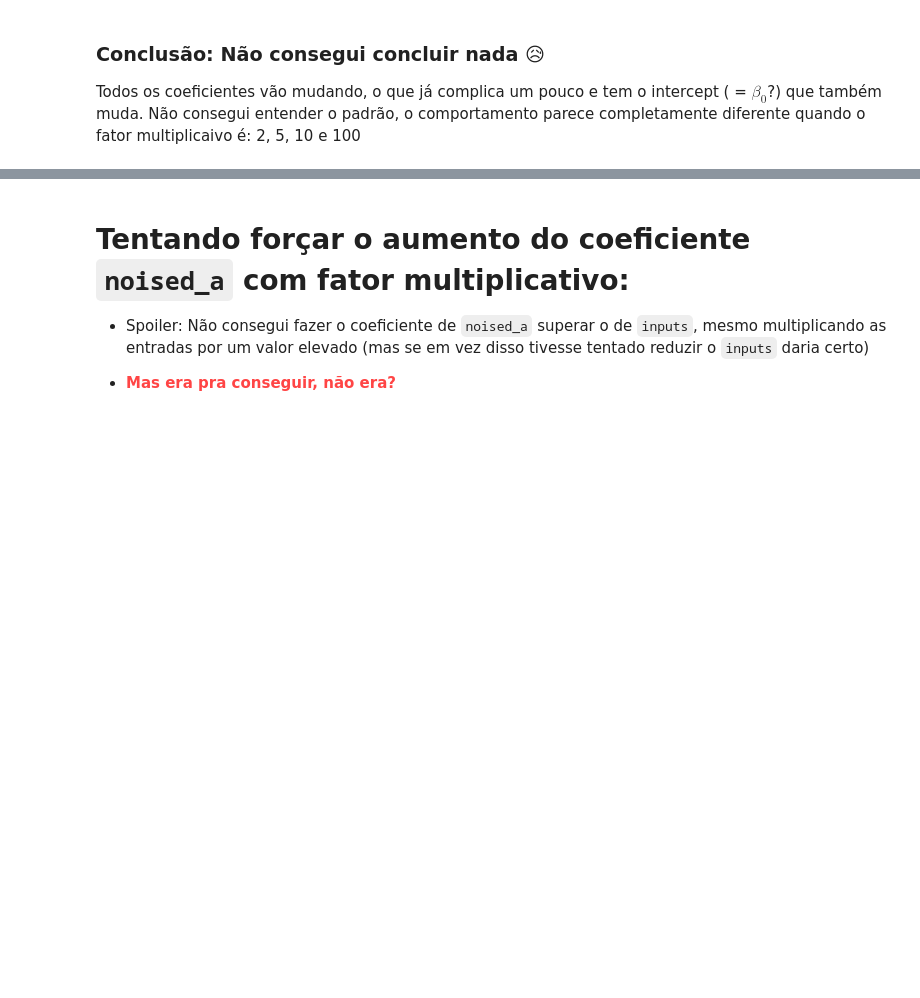
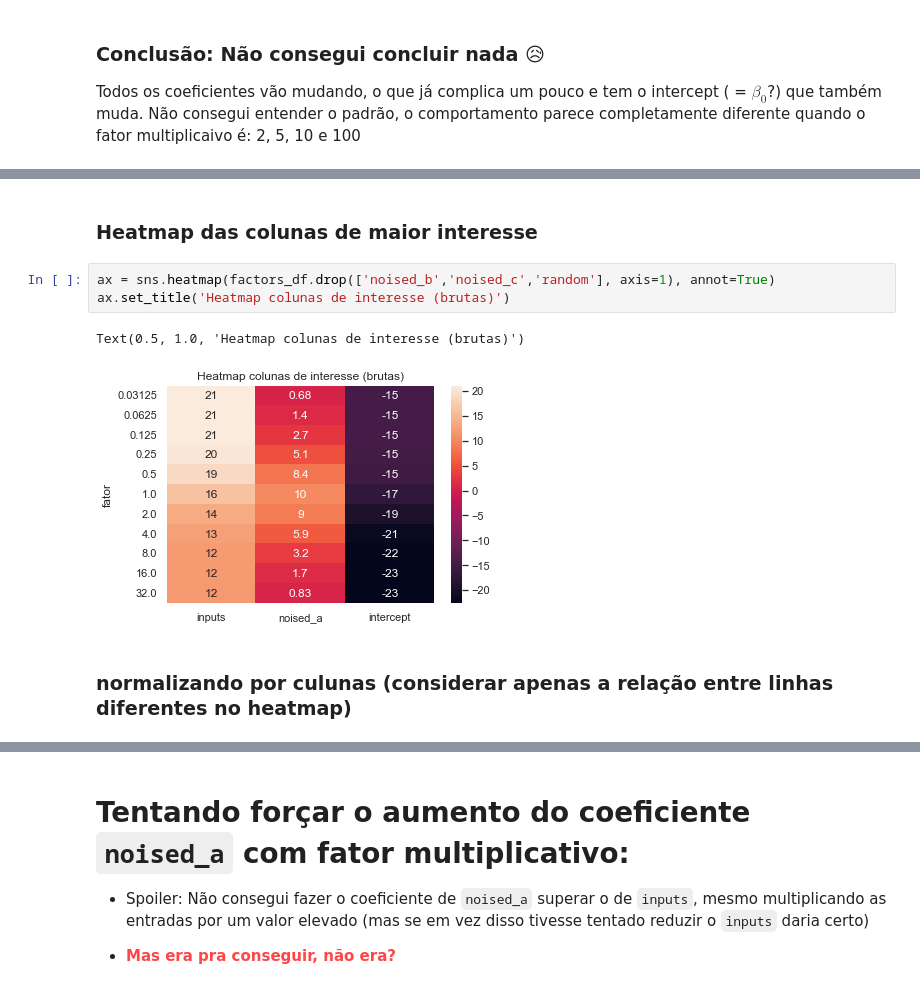
Before and after one commit to lmkawakami/misc-notebooks, a Jupyter notebook: 02_regressao_logistica/testando_coeficientes.ipynb, the cells around one changed output, grey strips where cells are left out. Cells and saved outputs as stored; diff of their text form; blank space fills up the shorter version.

```diff
--- a/02_regressao_logistica/testando_coeficientes.ipynb
+++ b/02_regressao_logistica/testando_coeficientes.ipynb
@@ -162,0 +208,10 @@ Todos os coeficientes vão mudando, o que já complica um pouco e tem o intercep
+# %% [markdown]
+### Heatmap das colunas de maior interesse
+# %%
+ax = sns.heatmap(factors_df.drop(['noised_b','noised_c','random'], axis=1), annot=True)
+ax.set_title('Heatmap colunas de interesse (brutas)')
+# %% [output]
+Text(0.5, 1.0, 'Heatmap colunas de interesse (brutas)')
+[figure, added]
+# %% [markdown]
+### normalizando por culunas (considerar apenas a relação entre linhas diferentes no heatmap)
```
Also changed, not shown: parts of 15 cells of this notebook, 1 other file.
